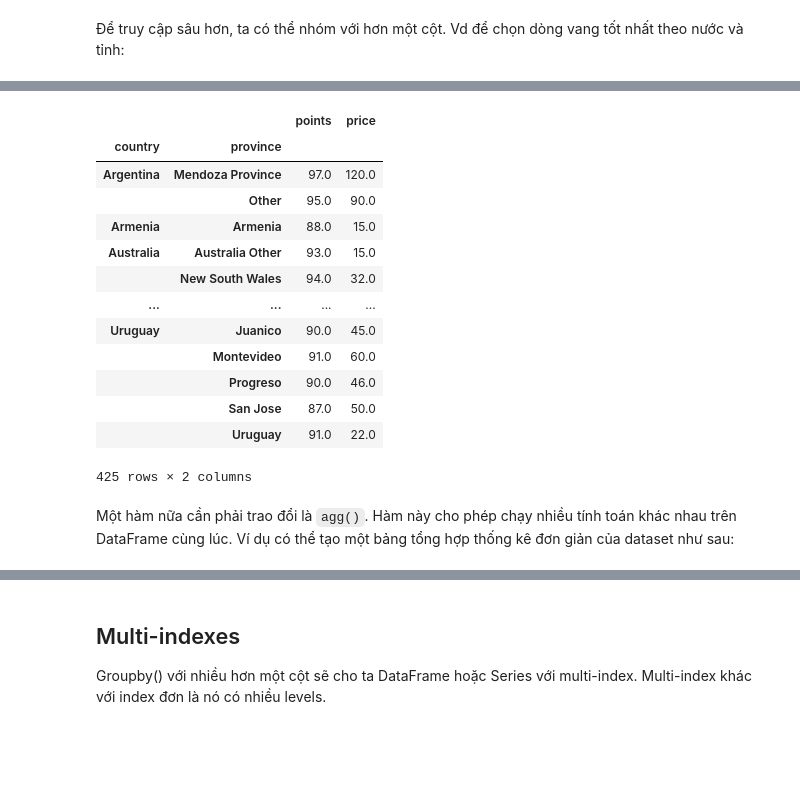
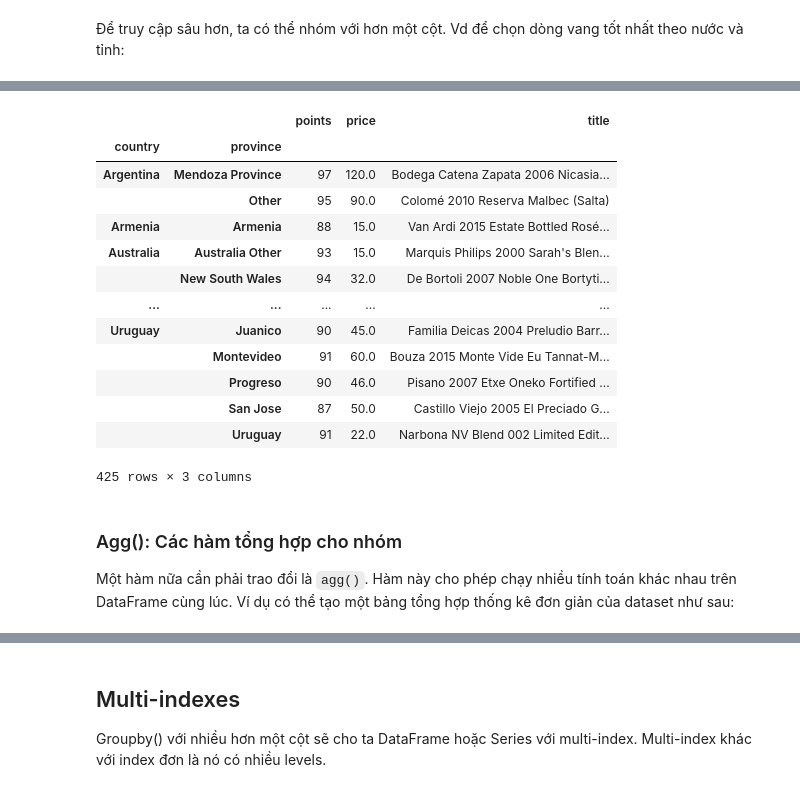
Before and after one commit to teddyorkie/python_datascience, a Jupyter notebook: pandas_2.ipynb, the cells around one changed output, grey strips where cells are left out. Cells and saved outputs as stored; diff of their text form; code cells hidden in the pictures; blank space fills up the shorter version.

```diff
--- a/pandas_2.ipynb
+++ b/pandas_2.ipynb
@@ -70,29 +85,30 @@ reviews.groupby(['country', 'province']).apply(lambda df: df.loc[df.points.idxma
 # %%
 # Dùng hàm có tên get_best_wine tương đương với cách trên (Named function)
 def get_best_wine(group):
     return group.loc[group.points.idxmax()]
 
 # Ở đây, ta chỉ hiển thị 2 cột
-reviews.groupby(['country', 'province'])['points', 'price'].apply(get_best_wine)
+reviews.groupby(['country', 'province'])['points', 'price', 'title'].apply(get_best_wine)
 
 # tại sao câu lệnh dưới báo lỗi?? không work với 1 cột points??
 # reviews.groupby(['country', 'province'])['points'].apply(get_best_wine)
 # %% [output]
-|  |  | points | price |
-| country | province |  |  |
-| Argentina | Mendoza Province | 97.0 | 120.0 |
-|  | Other | 95.0 | 90.0 |
-| Armenia | Armenia | 88.0 | 15.0 |
-| Australia | Australia Other | 93.0 | 15.0 |
-|  | New South Wales | 94.0 | 32.0 |
-| ... | ... | ... | ... |
-| Uruguay | Juanico | 90.0 | 45.0 |
-|  | Montevideo | 91.0 | 60.0 |
-|  | Progreso | 90.0 | 46.0 |
-|  | San Jose | 87.0 | 50.0 |
-|  | Uruguay | 91.0 | 22.0 |
+|  |  | points | price | title |
+| country | province |  |  |  |
+| Argentina | Mendoza Province | 97 | 120.0 | Bodega Catena Zapata 2006 Nicasia... |
+|  | Other | 95 | 90.0 | Colomé 2010 Reserva Malbec (Salta) |
+| Armenia | Armenia | 88 | 15.0 | Van Ardi 2015 Estate Bottled Rosé... |
+| Australia | Australia Other | 93 | 15.0 | Marquis Philips 2000 Sarah's Blen... |
+|  | New South Wales | 94 | 32.0 | De Bortoli 2007 Noble One Bortyti... |
+| ... | ... | ... | ... | ... |
+| Uruguay | Juanico | 90 | 45.0 | Familia Deicas 2004 Preludio Barr... |
+|  | Montevideo | 91 | 60.0 | Bouza 2015 Monte Vide Eu Tannat-M... |
+|  | Progreso | 90 | 46.0 | Pisano 2007 Etxe Oneko Fortified ... |
+|  | San Jose | 87 | 50.0 | Castillo Viejo 2005 El Preciado G... |
+|  | Uruguay | 91 | 22.0 | Narbona NV Blend 002 Limited Edit... |
-425 rows × 2 columns
+425 rows × 3 columns
 # %% [markdown]
+### Agg(): Các hàm tổng hợp cho nhóm
 Một hàm nữa cần phải trao đổi là `agg()`. Hàm này cho phép chạy nhiều tính toán khác nhau trên DataFrame cùng lúc. Ví dụ có thể tạo một bảng tổng hợp thống kê đơn giản của dataset như sau:
 # %%
 # reviews.groupby('winery').title.agg(max)
```
Also changed, not shown: parts of 6 cells of this notebook, 4 other files.
